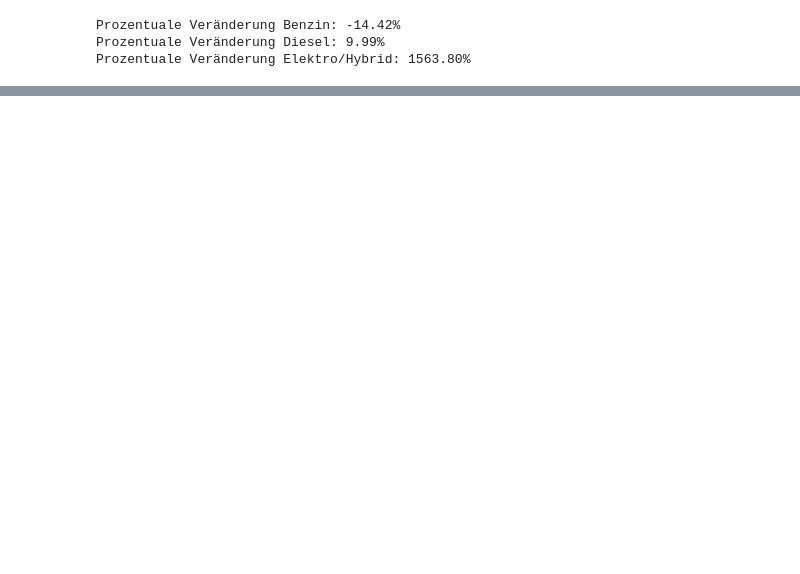
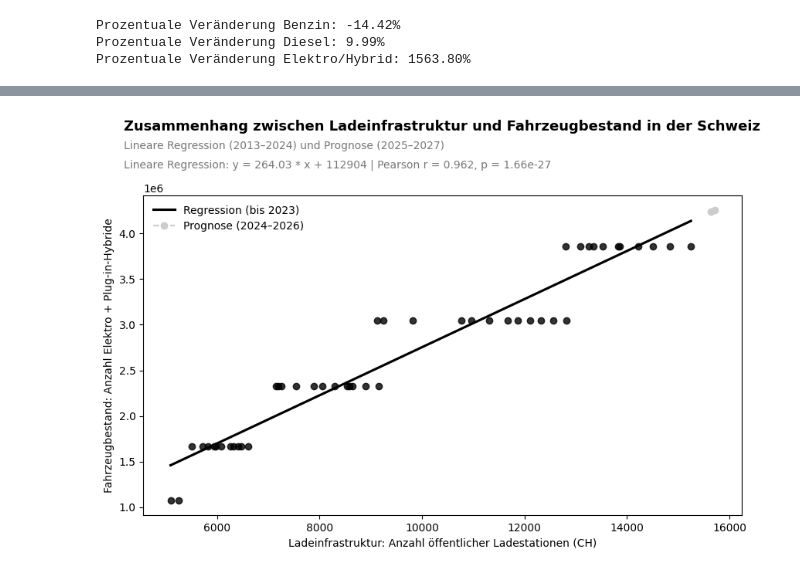
Before and after one commit to matwirabc/binaproject, a Jupyter notebook: Auto/Fahrzeugentwicklung_in_der_Schweiz.ipynb, the cells around one changed output, grey strips where cells are left out. Saved outputs shown, nothing was run; the diff lists cells and outputs as text; code cells hidden in the pictures; blank space fills up the shorter version.

```diff
--- a/Auto/Fahrzeugentwicklung_in_der_Schweiz.ipynb
+++ b/Auto/Fahrzeugentwicklung_in_der_Schweiz.ipynb
@@ -1891,0 +1072,92 @@ plt.show()
+# %%
+
+# Ladestationsdaten vorbereiten
+df_lade.rename(columns={'year': 'Jahr'}, inplace=True)
+
+# Ladestationen-Spalte erzeugen
+df_lade['Ladestationen_CH'] = df_lade['stations_CH_count']
+
+
+# Fahrzeug-Daten vorbereiten
+jahre = [str(j) for j in range(2013, 2025)]
+df_elektro = df_car_city[df_car_city['Antriebsart'].isin(['Elektro', 'Elektro/Hybrid'])]
+
+elektro_phev_jahr = df_elektro[jahre].sum().reset_index()
+elektro_phev_jahr.columns = ['Jahr', 'Elektro_PHEV_CH']
+elektro_phev_jahr['Jahr'] = elektro_phev_jahr['Jahr'].astype(int)
+
+
+# Mergen der beiden Inhalte
+df_merge_phev = pd.merge(df_lade, elektro_phev_jahr, on='Jahr')
+
+
+# Nur historische Daten (bis 2024) für Regression
+df_real = df_merge_phev[df_merge_phev['Jahr'] <= 2024]
+
+# Regressionsmodell
+slope, intercept, r_value, p_value, std_err = linregress(
+    df_real['Ladestationen_CH'],
+    df_real['Elektro_PHEV_CH']
+)
+
+# Prognose (2025–2027)
+stations_pro_jahr = df_lade[df_lade['Jahr'] > 2024]
+x_future = stations_pro_jahr['Ladestationen_CH']
+y_future = intercept + slope * x_future
+
+
+# Layout an IBCS Standard angepasst
+plt.figure(figsize=(10, 6))
+
+# IBCS Farben
+IBCS_BLACK = '#000000'
+IBCS_GRAY = '#cccccc'
+
+# Historische Regression (2013–2023)
+sns.regplot(
+    data=df_real,
+    x='Ladestationen_CH',
+    y='Elektro_PHEV_CH',
+    ci=None,
+    scatter_kws={'color': IBCS_BLACK},
+    line_kws={'color': IBCS_BLACK, 'label': 'Regression (bis 2023)'}
+)
+
+# Prognose (2024–2026)
+plt.plot(
+    x_future,
+    y_future,
+    'o--',
+    color=IBCS_GRAY,
+    label='Prognose (2024–2026)'
+)
+
+
+
+# Achsenbeschriftungen
+plt.xlabel('Ladeinfrastruktur: Anzahl öffentlicher Ladestationen (CH)', fontsize=10, color=IBCS_BLACK)
+plt.ylabel('Fahrzeugbestand: Anzahl Elektro + Plug-in-Hybride', fontsize=10, color=IBCS_BLACK)
+
+# Formatierung der Achsen und Legende
+plt.grid(False)
+plt.tick_params(colors=IBCS_BLACK)
+plt.xticks(color=IBCS_BLACK)
+plt.yticks(color=IBCS_BLACK)
+plt.legend(loc='upper left', frameon=False)
+
+# Abstand oben vergrössern für Titel und Untertitel
+plt.subplots_adjust(top=0.8)
+
+# Titel und Message
+fig = plt.gcf()
+fig.text(0.1, 0.94, 'Zusammenhang zwischen Ladeinfrastruktur und Fahrzeugbestand in der Schweiz',
+         fontsize=13, weight='bold', color=IBCS_BLACK, ha='left')
+fig.text(0.1, 0.90, 'Lineare Regression (2013–2024) und Prognose (2025–2027)' ,
+         fontsize=10, color='#777777', ha='left')
+fig.text(0.1, 0.86, f"Lineare Regression: y = {slope:.2f} * x + {intercept:.0f}" + " | " f"Pearson r = {r_value:.3f}, p = {p_value:.3g}",
+         fontsize=10, color='#777777', ha='left')
+
+# Anzeigen des Diagramms
+plt.show()
+# %% [output]
+[figure, added]
```
Also changed, not shown: parts of 45 cells of this notebook, 4 other files.
